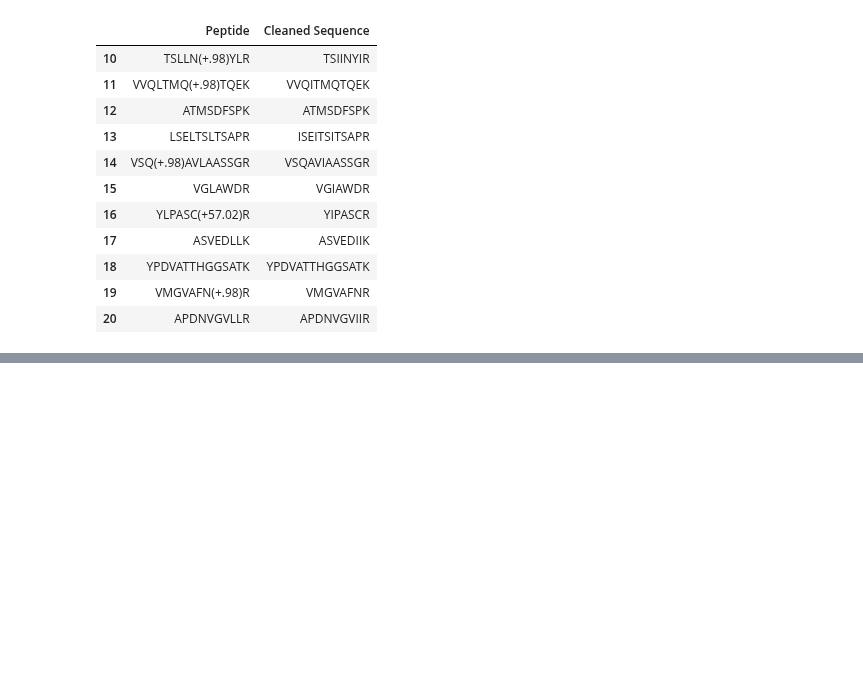
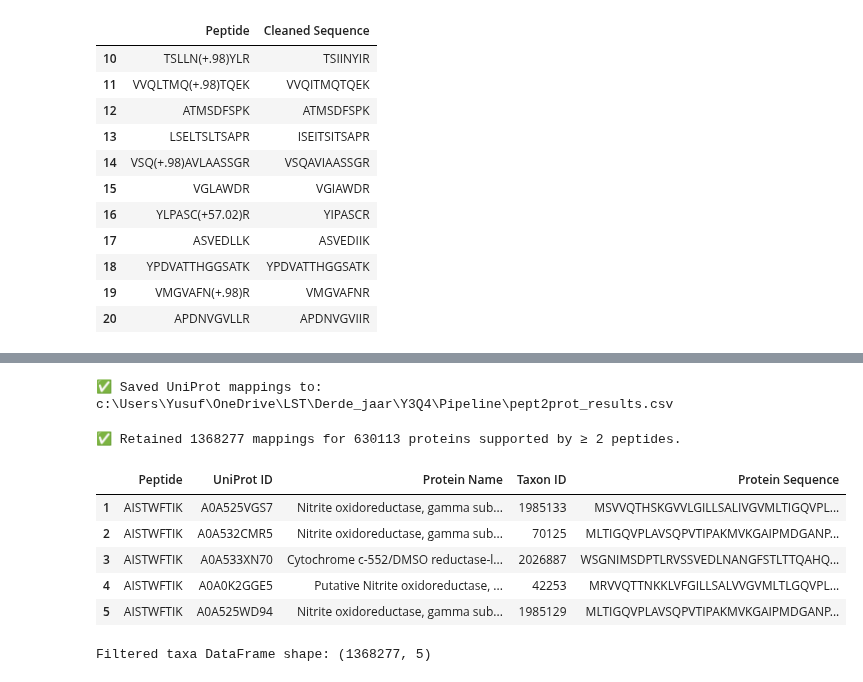
Before and after one commit to Asciilator/Peptide_identification_with_custom_database, a Jupyter notebook: pipeline_pept2prot.ipynb, the cells around one changed output, grey strips where cells are left out. Cells and saved outputs as stored; diff of their text form; code cells hidden in the pictures; blank space fills up the shorter version.

```diff
--- a/pipeline_pept2prot.ipynb
+++ b/pipeline_pept2prot.ipynb
@@ -178,3 +184,17 @@ NameError: name 'pept2prot_df' is not defined
+# %%
+# ✅ Save pept2prot_df to CSV in the main project folder
+import os
+
+# Define path (adjust file name if needed)
+output_csv = os.path.join(os.getcwd(), "pept2prot_results.csv")
+
+# Save the dataframe
+pept2prot_df.to_csv(output_csv, index=False)
+
+print(f"✅ Saved UniProt mappings to:\n{output_csv}")
+# %% [output]
+✅ Saved UniProt mappings to:
+c:\Users\Yusuf\OneDrive\LST\Derde_jaar\Y3Q4\Pipeline\pept2prot_results.csv
 # %%
 def filter_by_peptide_support(df, min_peptides=5):
     counts = df.groupby("UniProt ID")["Peptide"].nunique().reset_index()
@@ -183,6 +203,17 @@ def filter_by_peptide_support(df, min_peptides=5):
     print(f"✅ Retained {len(filtered)} mappings for {len(counts)} proteins supported by ≥ {min_peptides} peptides.")
     return filtered
 # %%
-pept2prot_df_filtered = filter_by_peptide_support(pept2prot_df, min_peptides=5)
+'''
+pept2prot_df_filtered = filter_by_peptide_support(pept2prot_df, min_peptides=2)
 display(pept2prot_df_filtered.head())
 print(f"Filtered taxa DataFrame shape: {pept2prot_df_filtered.shape}")
+'''
+# %% [output]
+✅ Retained 1368277 mappings for 630113 proteins supported by ≥ 2 peptides.
+|  | Peptide | UniProt ID | Protein Name | Taxon ID | Protein Sequence |
+| 1 | AISTWFTIK | A0A525VGS7 | Nitrite oxidoreductase, gamma sub... | 1985133 | MSVVQTHSKGVVLGILLSALIVGVMLTIGQVPL... |
+| 2 | AISTWFTIK | A0A532CMR5 | Nitrite oxidoreductase, gamma sub... | 70125 | MLTIGQVPLAVSQPVTIPAKMVKGAIPMDGANP... |
+| 3 | AISTWFTIK | A0A533XN70 | Cytochrome c-552/DMSO reductase-l... | 2026887 | WSGNIMSDPTLRVSSVEDLNANGFSTLTTQAHQ... |
+| 4 | AISTWFTIK | A0A0K2GGE5 | Putative Nitrite oxidoreductase, ... | 42253 | MRVVQTTNKKLVFGILLSALVVGVMLTLGQVPL... |
+| 5 | AISTWFTIK | A0A525WD94 | Nitrite oxidoreductase, gamma sub... | 1985129 | MLTIGQVPLAVSQPVTIPAKMVKGAIPMDGANP... |
+Filtered taxa DataFrame shape: (1368277, 5)
```
Also changed, not shown: parts of 7 cells of this notebook, 1 other file.
